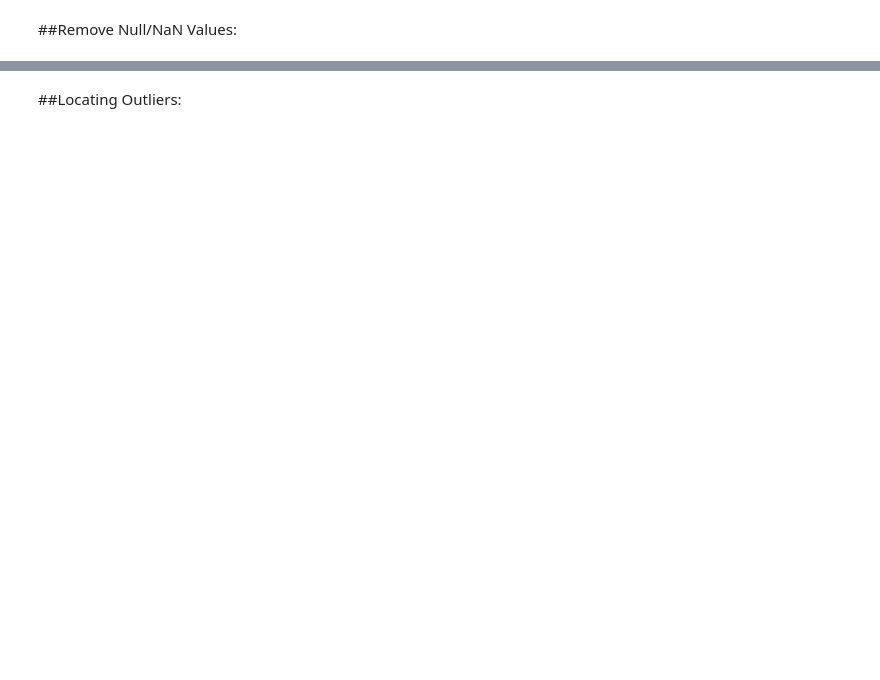
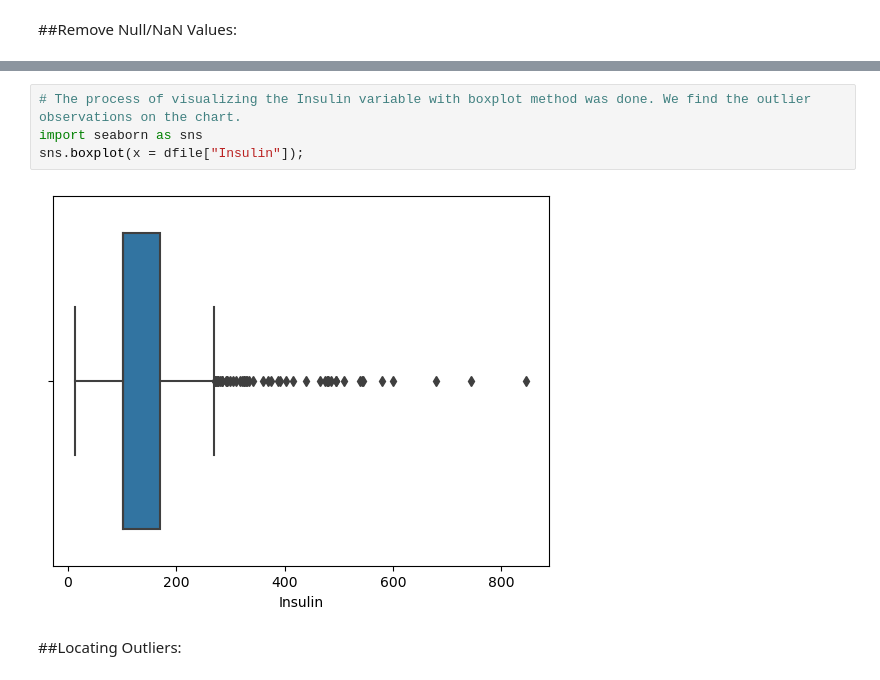
Before and after one commit to hrobinl/Diabetes-Predictability, a Jupyter notebook: project4/Project 4 Diabetes.ipynb, the cells around one changed output, grey strips where cells are left out. Saved outputs shown, nothing was run; the diff lists cells and outputs as text; blank space fills up the shorter version.

```diff
--- a/project4/Project 4 Diabetes.ipynb
+++ b/project4/Project 4 Diabetes.ipynb
@@ -348,5 +340,11 @@ BMI yes
 DiabetesPedigreeFunction yes
 Age yes
 Outcome no
+# %%
+# The process of visualizing the Insulin variable with boxplot method was done. We find the outlier observations on the chart.
+import seaborn as sns
+sns.boxplot(x = dfile["Insulin"]);
+# %% [output]
+[figure, added]
 # %% [markdown]
 ##Locating Outliers:
```
Also changed, not shown: parts of 29 cells of this notebook, 1 other file.
